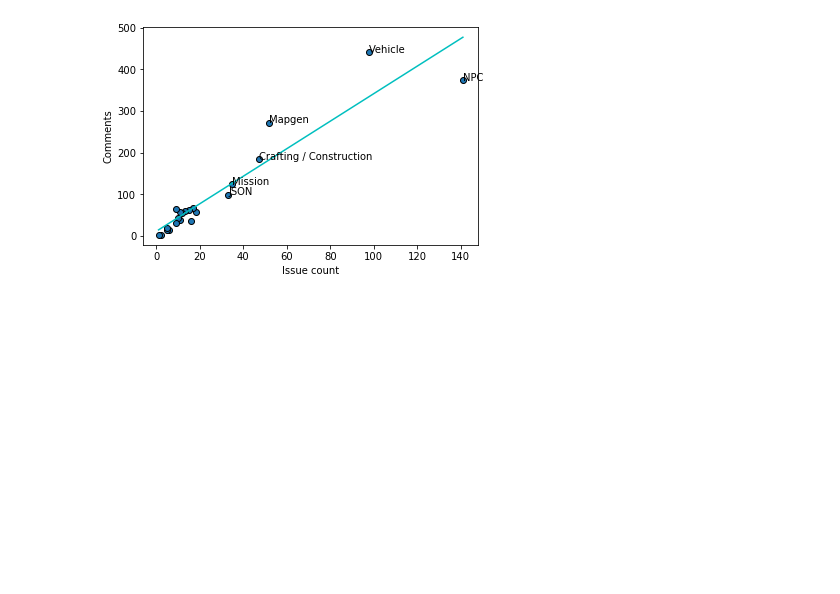
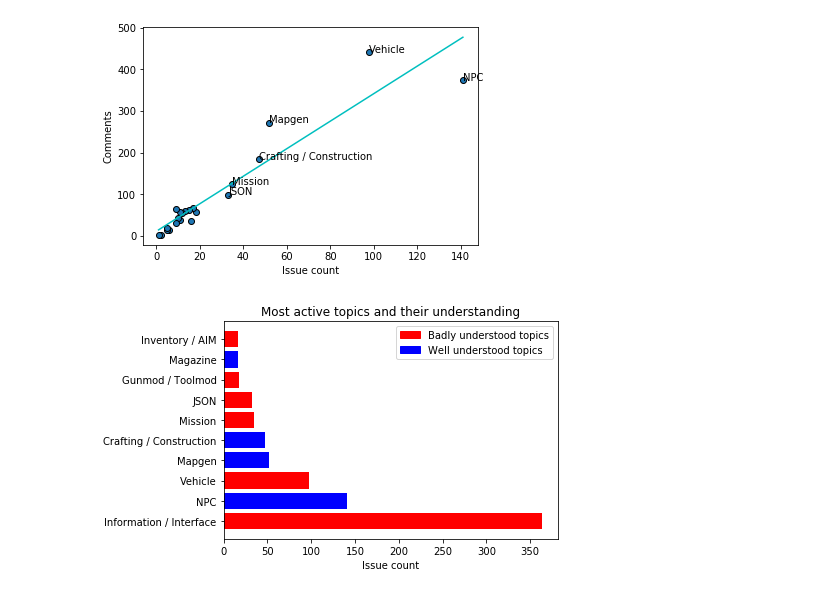
Before and after one commit to BoyanH/SoftwareProcesses17-18, a Jupyter notebook: Homework10/issue_PR_tracker.ipynb, the cells around one changed output. Saved outputs shown, nothing was run; the diff lists cells and outputs as text; code cells hidden in the pictures; blank space fills up the shorter version.

Commit message:
One new Graph

```diff
--- a/Homework10/issue_PR_tracker.ipynb
+++ b/Homework10/issue_PR_tracker.ipynb
@@ -215,3 +191,27 @@ plt.ylabel("Comments")
 plt.show()
 # %% [output]
 [figure]
+# %%
+import matplotlib.patches as mpatches
+
+# Plot most active categories and their understainding
+to_plot = df_new.sort_values('id', ascending=False).head(10)
+
+colors = ['r' if int(i/abs(i)) < 0 else 'b' for i in df_new["understanding"]]
+
+
+plt.barh([i for i in range(len(to_plot.index))],
+        to_plot['id'], color=colors)
+
+plt.yticks([i for i in range(len(to_plot.index))],
+           to_plot.index)
+plt.title("Most active topics and their understanding")
+plt.xlabel("Issue count")
+
+red_patch = mpatches.Patch(color='red', label='Badly understood topics')
+blue_patch = mpatches.Patch(color='blue', label='Well understood topics')
+plt.legend(handles=[red_patch, blue_patch])
+
+plt.show()
+# %% [output]
+[figure, added]
```
Also changed, not shown: parts of 3 cells of this notebook.
